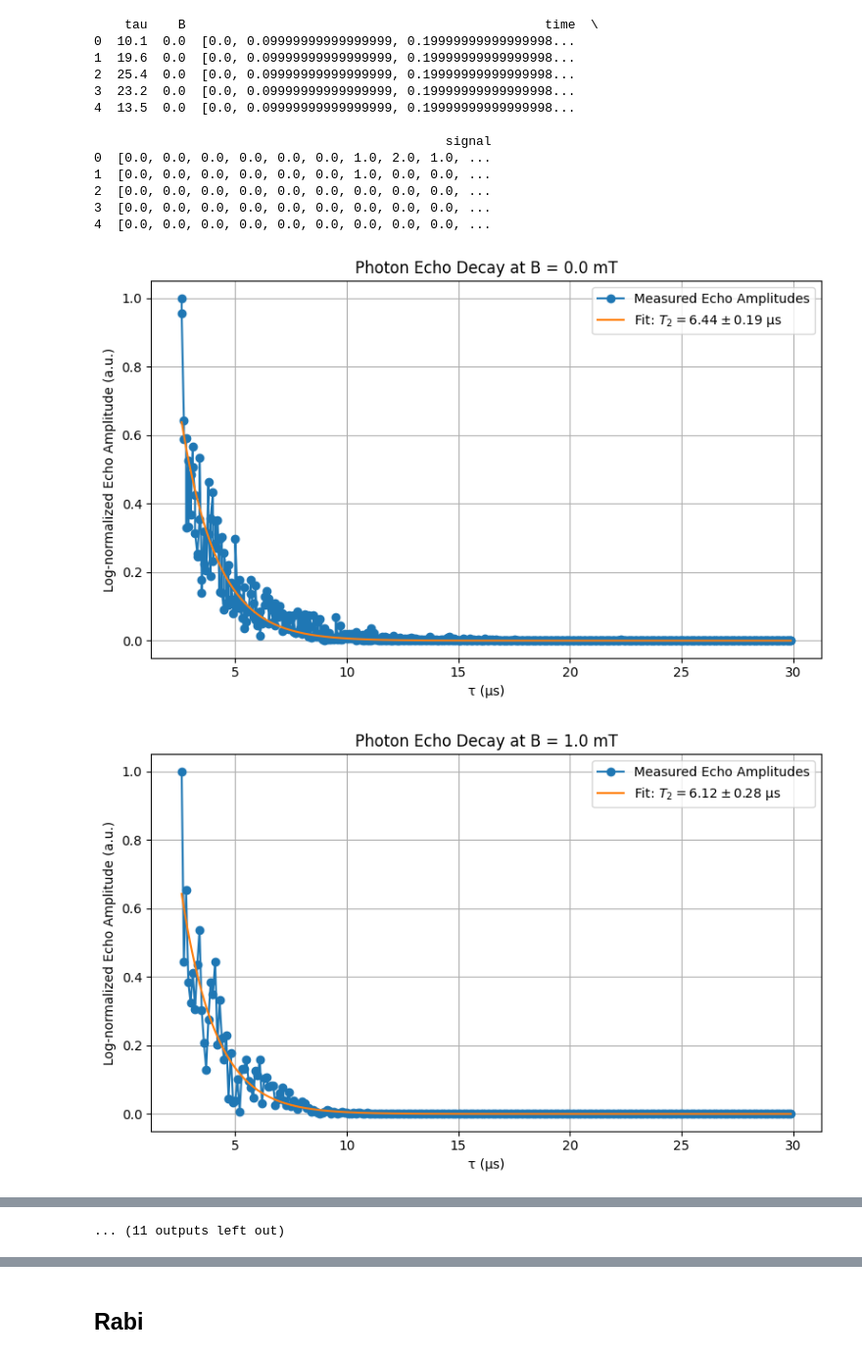
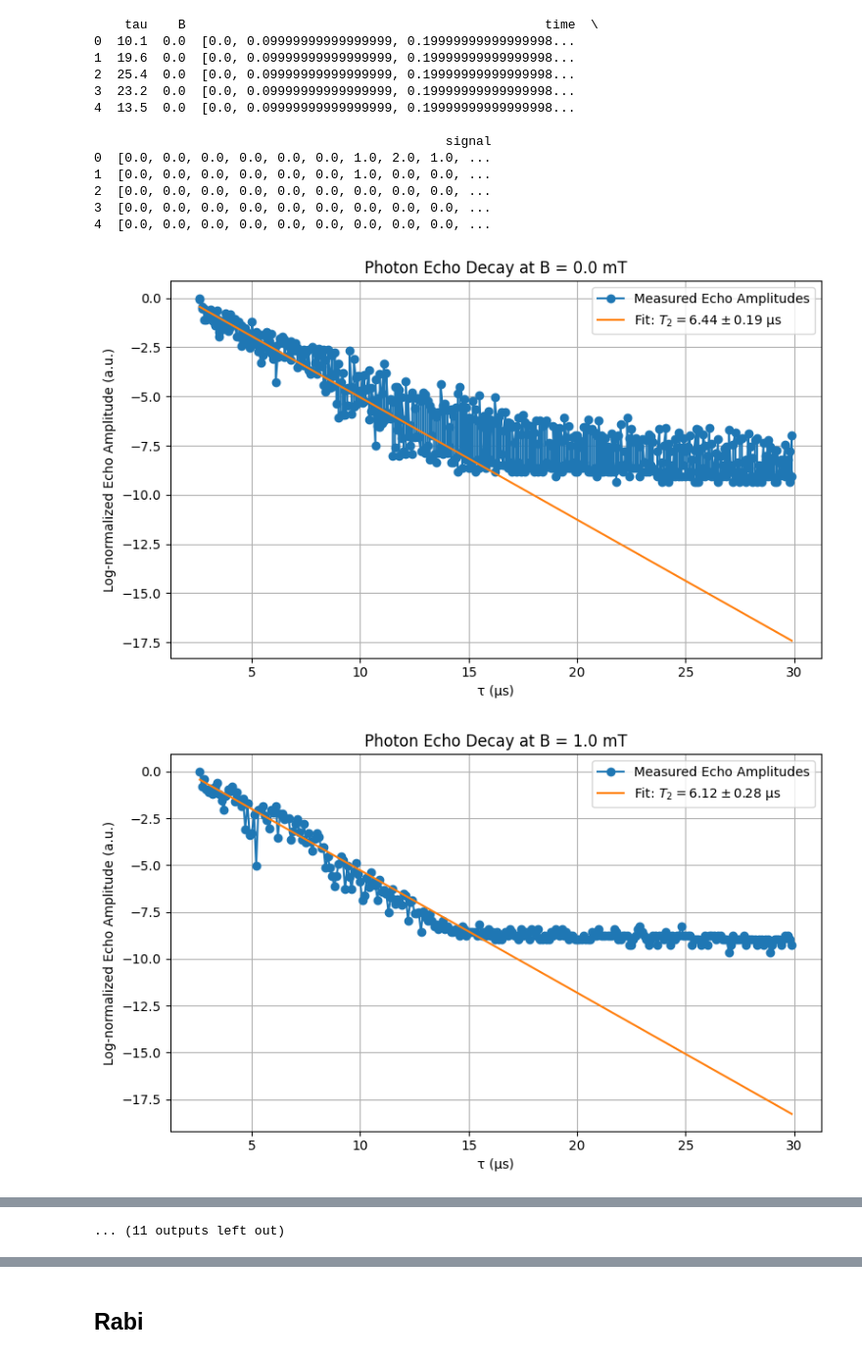
Before and after one commit to fergusayton/sample_coupling_analysis, a Jupyter notebook: 01_05_2025_echo_analysis.ipynb, the cells around one changed output, grey strips where cells are left out. Shown at 98% size. Cells and saved outputs as stored; diff of their text form; code cells hidden in the pictures.

```diff
--- a/01_05_2025_echo_analysis.ipynb
+++ b/01_05_2025_echo_analysis.ipynb
@@ -276,34 +276,37 @@ for B_val in sorted(echo_df["B"].unique()):
     mask = np.isfinite(amplitudes_sorted) & (amplitudes_sorted > 0)
     taus_sorted = taus_sorted[mask]
     amplitudes_sorted = amplitudes_sorted[mask]
     amplitudes_sorted_norm = amplitudes_sorted/np.max(amplitudes_sorted)
     # amplitudes_sorted_log = np.log(amplitudes_sorted)
     # amplitudes_sorted_norm_log = amplitudes_sorted_log / np.max(amplitudes_sorted_log)
 
     # --- Fit to exponential decay model ---
     try:
         popt, pcov = curve_fit(echo_decay, taus_sorted, amplitudes_sorted_norm, p0=(1.0, 100))
         A0_fit, T2_fit = popt
         A0_std, T2_std = np.sqrt(np.diag(pcov))
     except Exception as e:
         print(f"Fit failed for B = {B_val} mT: {e}")
         continue
 
     # --- Generate fit curve ---
     tau_fit = np.linspace(min(taus_sorted), max(taus_sorted), 300)
     fit_curve = echo_decay(tau_fit, *popt)
 
+    #convert to log space
+    amplitudes_sorted_log_norm = np.log(amplitudes_sorted_norm)
+    fit_curve_log_norm = np.log(fit_curve)
     # --- Plot ---
     plt.figure(figsize=(8, 5))
-    plt.plot(taus_sorted, amplitudes_sorted_norm, 'o-', label="Measured Echo Amplitudes")
-    plt.plot(tau_fit, fit_curve, '-', label=fr"Fit: $T_2 = {T2_fit:.2f} \pm {T2_std:.2f}$ µs")
+    plt.plot(taus_sorted,amplitudes_sorted_log_norm, 'o-', label="Measured Echo Amplitudes")
+    plt.plot(tau_fit, fit_curve_log_norm, '-', label=fr"Fit: $T_2 = {T2_fit:.2f} \pm {T2_std:.2f}$ µs")
     plt.xlabel("τ (µs)")
     plt.ylabel("Log-normalized Echo Amplitude (a.u.)")
     plt.title(f"Photon Echo Decay at B = {B_val:.1f} mT")
     plt.grid(True)
     plt.legend()
     plt.tight_layout()
     plt.show()
 # %% [output]
-[figure, old version]
+[figure, new version]
-[figure, old version]
+[figure, new version]
```
Also changed, not shown: parts of 2 cells of this notebook, 1 other file.
